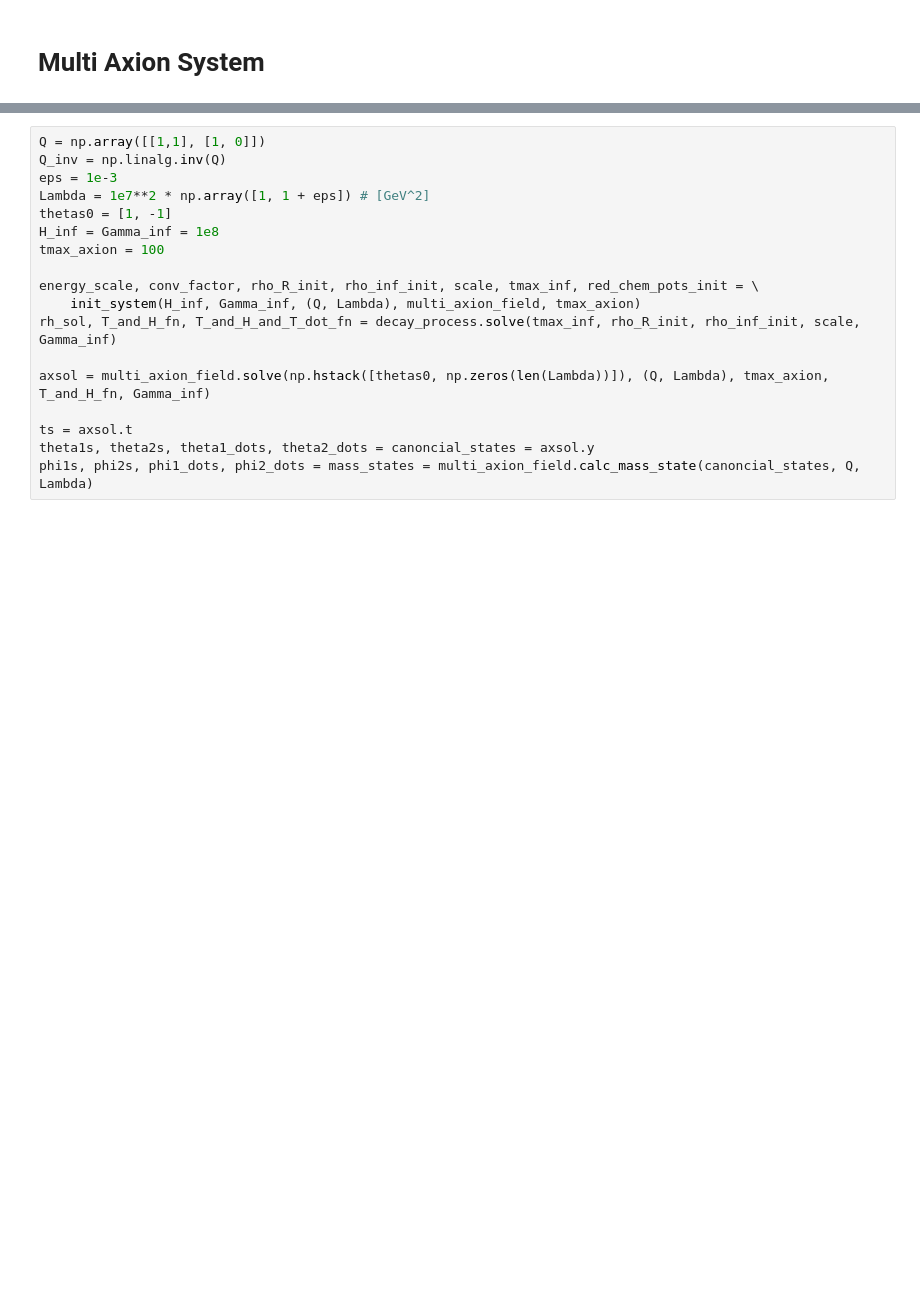
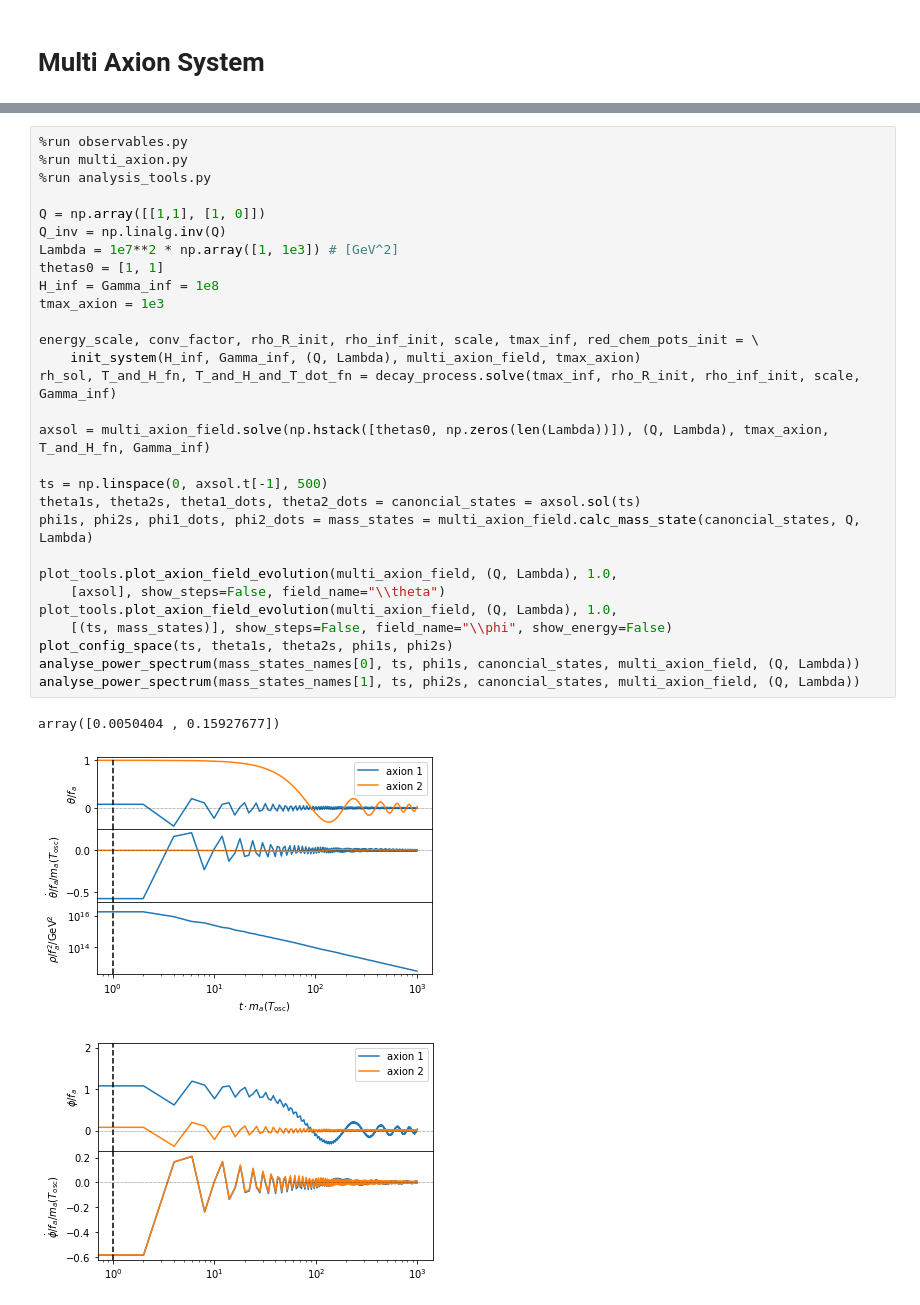
Before and after one commit to anna-jana/masters-project, a Jupyter notebook: transport_eq_in_time/multi_axion.ipynb, the cells around one changed output, grey strips where cells are left out. Saved outputs shown, nothing was run; the diff lists cells and outputs as text; blank space fills up the shorter version.

Commit message:
work on multi axion

```diff
--- a/transport_eq_in_time/multi_axion.ipynb
+++ b/transport_eq_in_time/multi_axion.ipynb
@@ -8,18 +39,33 @@ from scipy.fft import rfft, rfftfreq
 # %%
+%run observables.py
+%run multi_axion.py
+%run analysis_tools.py
+
 Q = np.array([[1,1], [1, 0]])
 Q_inv = np.linalg.inv(Q)
-eps = 1e-3
-Lambda = 1e7**2 * np.array([1, 1 + eps]) # [GeV^2]
-thetas0 = [1, -1]
+Lambda = 1e7**2 * np.array([1, 1e3]) # [GeV^2]
+thetas0 = [1, 1]
 H_inf = Gamma_inf = 1e8
-tmax_axion = 100
+tmax_axion = 1e3
 
 energy_scale, conv_factor, rho_R_init, rho_inf_init, scale, tmax_inf, red_chem_pots_init = \
     init_system(H_inf, Gamma_inf, (Q, Lambda), multi_axion_field, tmax_axion)
 rh_sol, T_and_H_fn, T_and_H_and_T_dot_fn = decay_process.solve(tmax_inf, rho_R_init, rho_inf_init, scale, Gamma_inf)
 
 axsol = multi_axion_field.solve(np.hstack([thetas0, np.zeros(len(Lambda))]), (Q, Lambda), tmax_axion, T_and_H_fn, Gamma_inf)
 
-ts = axsol.t
-theta1s, theta2s, theta1_dots, theta2_dots = canoncial_states = axsol.y
+ts = np.linspace(0, axsol.t[-1], 500)
+theta1s, theta2s, theta1_dots, theta2_dots = canoncial_states = axsol.sol(ts)
 phi1s, phi2s, phi1_dots, phi2_dots = mass_states = multi_axion_field.calc_mass_state(canoncial_states, Q, Lambda)
+
+plot_tools.plot_axion_field_evolution(multi_axion_field, (Q, Lambda), 1.0,
+    [axsol], show_steps=False, field_name="\\theta")
+plot_tools.plot_axion_field_evolution(multi_axion_field, (Q, Lambda), 1.0,
+    [(ts, mass_states)], show_steps=False, field_name="\\phi", show_energy=False)
+plot_config_space(ts, theta1s, theta2s, phi1s, phi2s)
+analyse_power_spectrum(mass_states_names[0], ts, phi1s, canoncial_states, multi_axion_field, (Q, Lambda))
+analyse_power_spectrum(mass_states_names[1], ts, phi2s, canoncial_states, multi_axion_field, (Q, Lambda))
+# %% [output]
+array([0.0050404 , 0.15927677])
+[figure, added]
+[figure, added]
```
Also changed, not shown: parts of 7 cells of this notebook, 4 other files.
